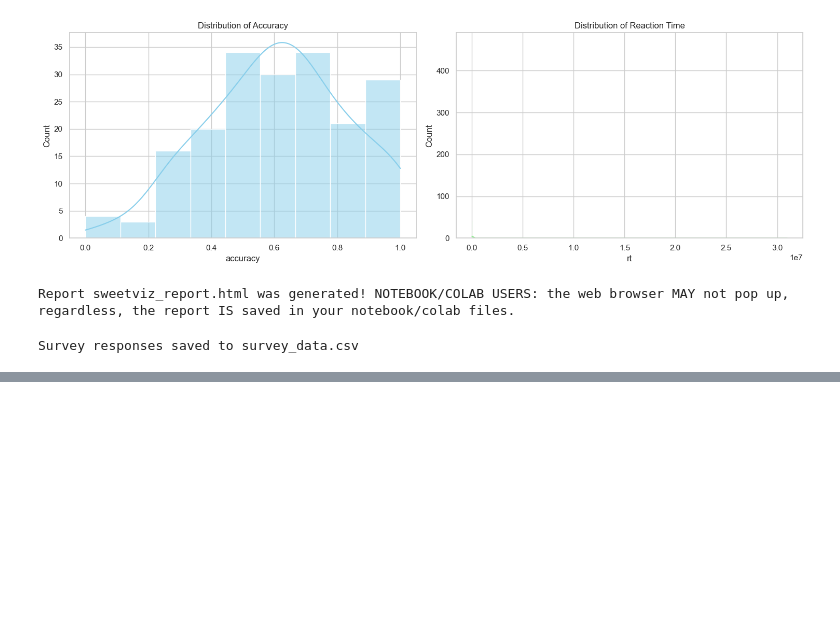
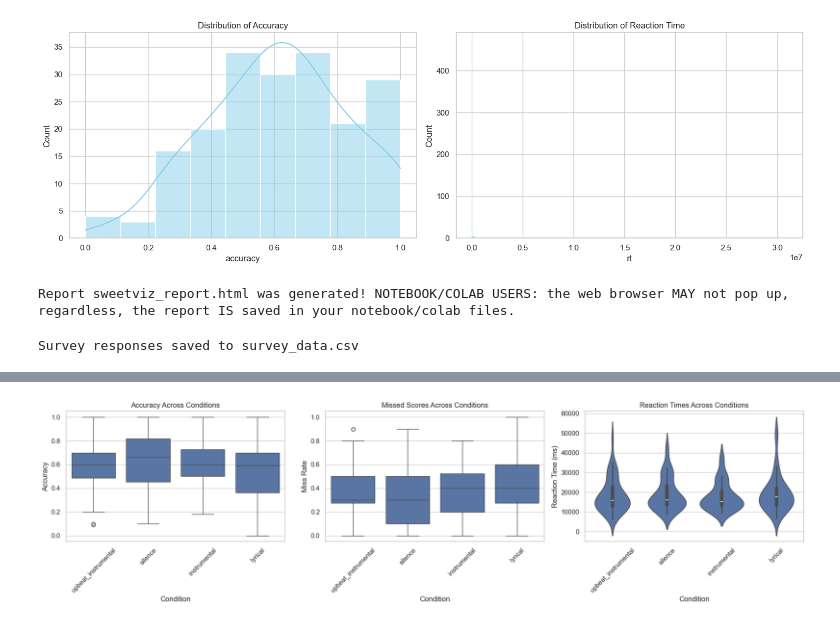
Before and after one commit to JHCelaya/Cogs164Project, a Jupyter notebook: analysis/analysis.ipynb, the cells around one changed output, grey strips where cells are left out. Saved outputs shown, nothing was run; the diff lists cells and outputs as text; code cells hidden in the pictures; blank space fills up the shorter version.

```diff
--- a/analysis/analysis.ipynb
+++ b/analysis/analysis.ipynb
@@ -486,0 +484,54 @@ df_wide.head()
+# %%
+import pandas as pd
+import seaborn as sns
+import matplotlib.pyplot as plt
+
+# Load the cleaned data
+file_path = "cleaned_data.csv"  # Update with correct path
+df = pd.read_csv(file_path)
+
+# Drop NaNs in phase column before filtering
+df = df.dropna(subset=["phase"])
+
+# Filter only recall phases
+df = df[df["phase"].str.startswith("recall_")]
+
+# Exclude "recall_vocal"
+df = df[df["phase"] != "recall_vocal"]
+
+# Extract condition names by removing "recall_" prefix
+df["condition"] = df["phase"].str.replace("recall_", "", regex=False)
+
+# Set Seaborn style
+sns.set(style="whitegrid")
+
+# Create subplots for Accuracy, Missed Scores, and RT
+fig, axes = plt.subplots(1, 3, figsize=(18, 5))
+
+# 1. Accuracy Across Conditions
+sns.boxplot(x="condition", y="accuracy", data=df, ax=axes[0])
+axes[0].set_title("Accuracy Across Conditions")
+axes[0].set_xlabel("Condition")
+axes[0].set_ylabel("Accuracy")
+
+# 2. Missed Scores Across Conditions
+sns.boxplot(x="condition", y="miss_rate", data=df, ax=axes[1])
+axes[1].set_title("Missed Scores Across Conditions")
+axes[1].set_xlabel("Condition")
+axes[1].set_ylabel("Miss Rate")
+
+# 3. Reaction Times Across Conditions
+sns.violinplot(x="condition", y="rt", data=df, ax=axes[2])
+axes[2].set_title("Reaction Times Across Conditions")
+axes[2].set_xlabel("Condition")
+axes[2].set_ylabel("Reaction Time (ms)")
+
+# Rotate x-axis labels for readability
+for ax in axes:
+    ax.set_xticklabels(ax.get_xticklabels(), rotation=45)
+
+# Show plots
+plt.tight_layout()
+plt.show()
+# %% [output]
+[figure, added]
```
Also changed, not shown: parts of 1 cell of this notebook, 1 other file.
